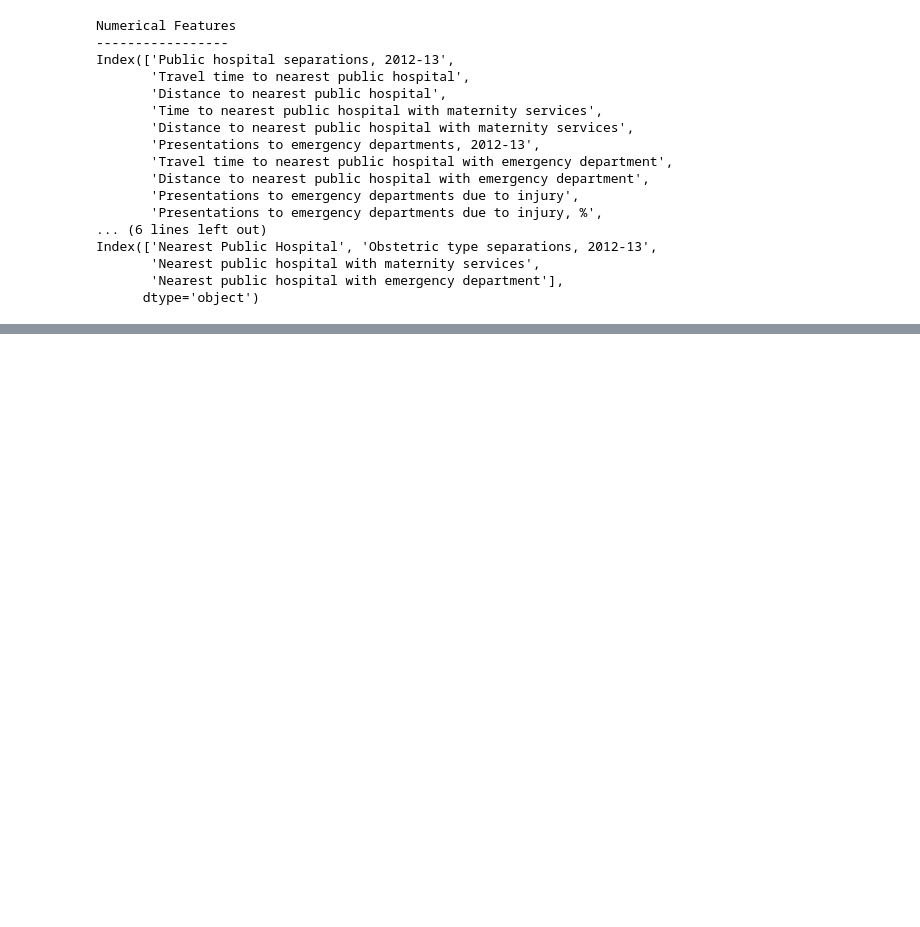
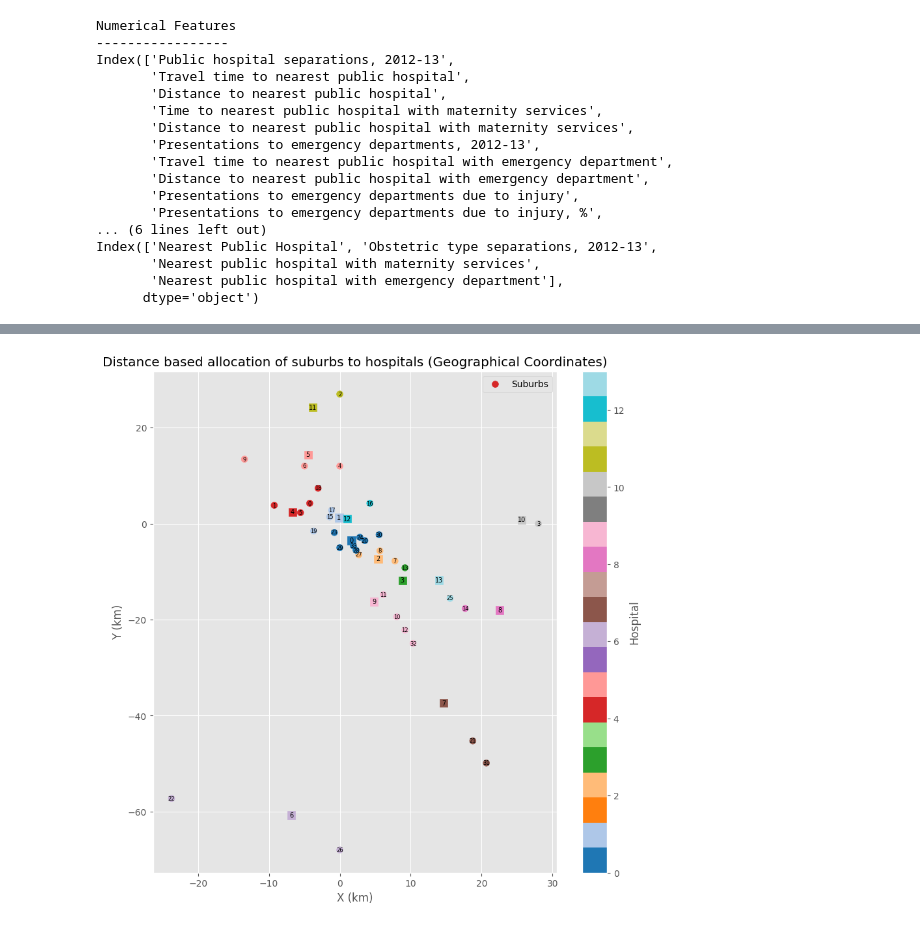
Before and after one commit to Subhasis-Biswas/ML4CPS_Project2, a Jupyter notebook: access_to_healthcare.ipynb, the cells around one changed output, grey strips where cells are left out. Saved outputs shown, nothing was run; the diff lists cells and outputs as text; code cells hidden in the pictures; blank space fills up the shorter version.

```diff
--- a/access_to_healthcare.ipynb
+++ b/access_to_healthcare.ipynb
@@ -96,0 +354,10 @@ Index(['Nearest Public Hospital', 'Obstetric type separations, 2012-13',
+# %%
+# allocate each suburb to the nearest hospital using raw distances
+nearest_from_compute=pd.DataFrame(columns=['Suburb','Hospital','Distance (km)'])
+nearest_from_compute['Suburb']=data['Community Name']
+# reverse the computation to get the nearest hospital for each suburb
+min_hospital_indices=np.argmin(distances,axis=0)
+nearest_from_compute['Hospital']=public_hospital_locs['Hospital'].iloc[min_hospital_indices].values
+nearest_from_compute['Distance (km)']=np.min(distances,axis=0)
+
+nearest_from_compute
@@ -96,0 +382,18 @@ Index(['Nearest Public Hospital', 'Obstetric type separations, 2012-13',
+# %%
+# colour code the suburbs based on the nearest hospital based on raw distances
+plt.figure(figsize=(10,10))
+plt.scatter(data['cart_x'],data['cart_y'],c=min_hospital_indices,cmap='tab20',s=50)
+plt.scatter(public_hospital_locs['cart_x'],public_hospital_locs['cart_y'],s=80,marker='s',cmap='tab20',c=range(len(public_hospital_locs)))
+for i in range(len(data)):
+	plt.text(data['cart_x'].iloc[i],data['cart_y'].iloc[i], i,fontsize=6,ha='center',va='center')
+for i in range(len(public_hospital_locs)):
+	plt.text(public_hospital_locs['cart_x'].iloc[i],public_hospital_locs['cart_y'].iloc[i], i,fontsize=7,ha='center',va='center')
+plt.grid(True)
+plt.xlabel('X (km)')
+plt.ylabel('Y (km)')
+plt.title('Distance based allocation of suburbs to hospitals (Geographical Coordinates)')
+plt.legend(['Suburbs'])
+plt.colorbar(label='Hospital')
+plt.show()
+# %% [output]
+[figure, added]
```
Also changed, not shown: parts of 13 cells of this notebook, 1 other file.
